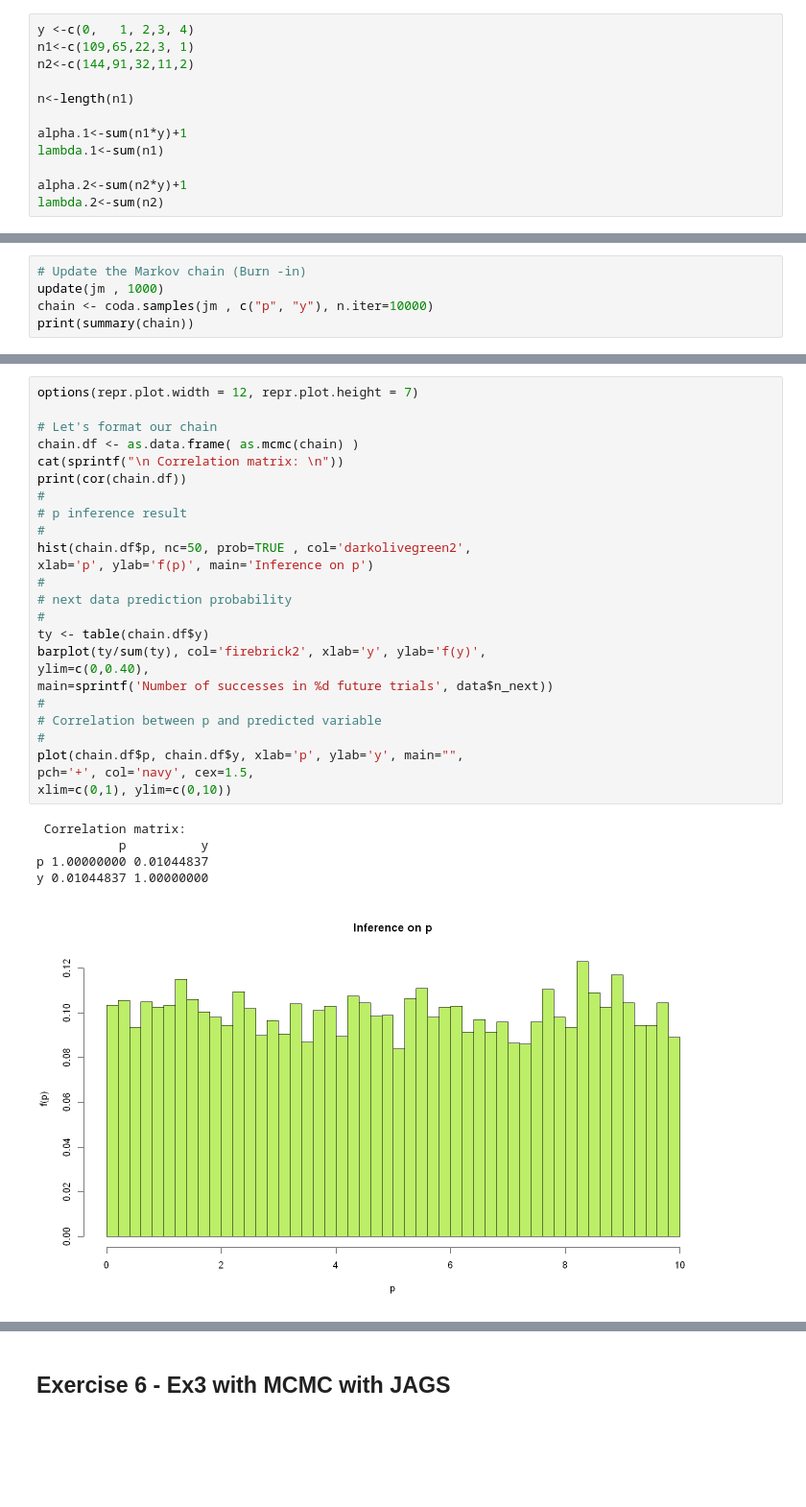
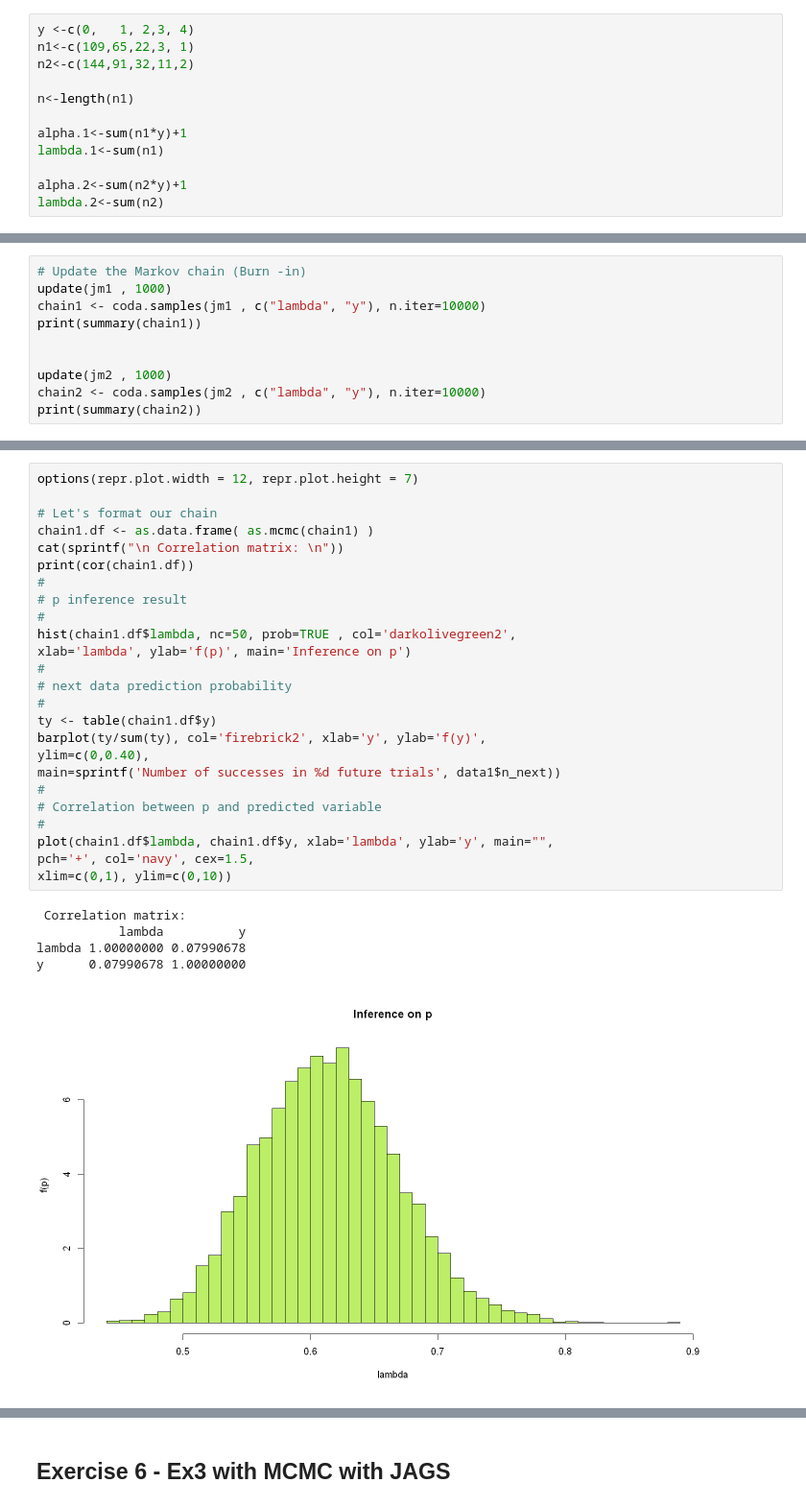
Before and after one commit to aidinattar/AS4PA, a Jupyter notebook: Exercise_6/Attar_Aidin__Exercise6.ipynb, the cells around one changed output, grey strips where cells are left out. Shown: that part at 96% size. Saved outputs shown, nothing was run; the diff lists cells and outputs as text; blank space fills up the shorter version.

```diff
--- a/Exercise_6/Attar_Aidin__Exercise6.ipynb
+++ b/Exercise_6/Attar_Aidin__Exercise6.ipynb
@@ -713,6 +755,11 @@ Initializing model
 # %%
 # Update the Markov chain (Burn -in)
-update(jm , 1000)
-chain <- coda.samples(jm , c("p", "y"), n.iter=10000)
-print(summary(chain))
+update(jm1 , 1000)
+chain1 <- coda.samples(jm1 , c("lambda", "y"), n.iter=10000)
+print(summary(chain1))
+
+
+update(jm2 , 1000)
+chain2 <- coda.samples(jm2 , c("lambda", "y"), n.iter=10000)
+print(summary(chain2))
 # %% [output]
@@ -741,31 +790,31 @@ plot(chain , col="navy")
 # %%
 options(repr.plot.width = 12, repr.plot.height = 7)
 
 # Let's format our chain
-chain.df <- as.data.frame( as.mcmc(chain) )
+chain1.df <- as.data.frame( as.mcmc(chain1) )
 cat(sprintf("\n Correlation matrix: \n"))
-print(cor(chain.df))
+print(cor(chain1.df))
 #
 # p inference result
 #
-hist(chain.df$p, nc=50, prob=TRUE , col='darkolivegreen2',
-xlab='p', ylab='f(p)', main='Inference on p')
+hist(chain1.df$lambda, nc=50, prob=TRUE , col='darkolivegreen2',
+xlab='lambda', ylab='f(p)', main='Inference on p')
 #
 # next data prediction probability
 #
-ty <- table(chain.df$y)
+ty <- table(chain1.df$y)
 barplot(ty/sum(ty), col='firebrick2', xlab='y', ylab='f(y)',
 ylim=c(0,0.40),
-main=sprintf('Number of successes in %d future trials', data$n_next))
+main=sprintf('Number of successes in %d future trials', data1$n_next))
 #
 # Correlation between p and predicted variable
 #
-plot(chain.df$p, chain.df$y, xlab='p', ylab='y', main="",
+plot(chain1.df$lambda, chain1.df$y, xlab='lambda', ylab='y', main="",
 pch='+', col='navy', cex=1.5,
 xlim=c(0,1), ylim=c(0,10))
 # %% [output]
  Correlation matrix:
-           p          y
-p 1.00000000 0.01044837
-y 0.01044837 1.00000000
+           lambda          y
+lambda 1.00000000 0.07990678
+y      0.07990678 1.00000000
-[figure, old version]
+[figure, new version]
```
Also changed, not shown: parts of 33 cells of this notebook, 2 other files.
